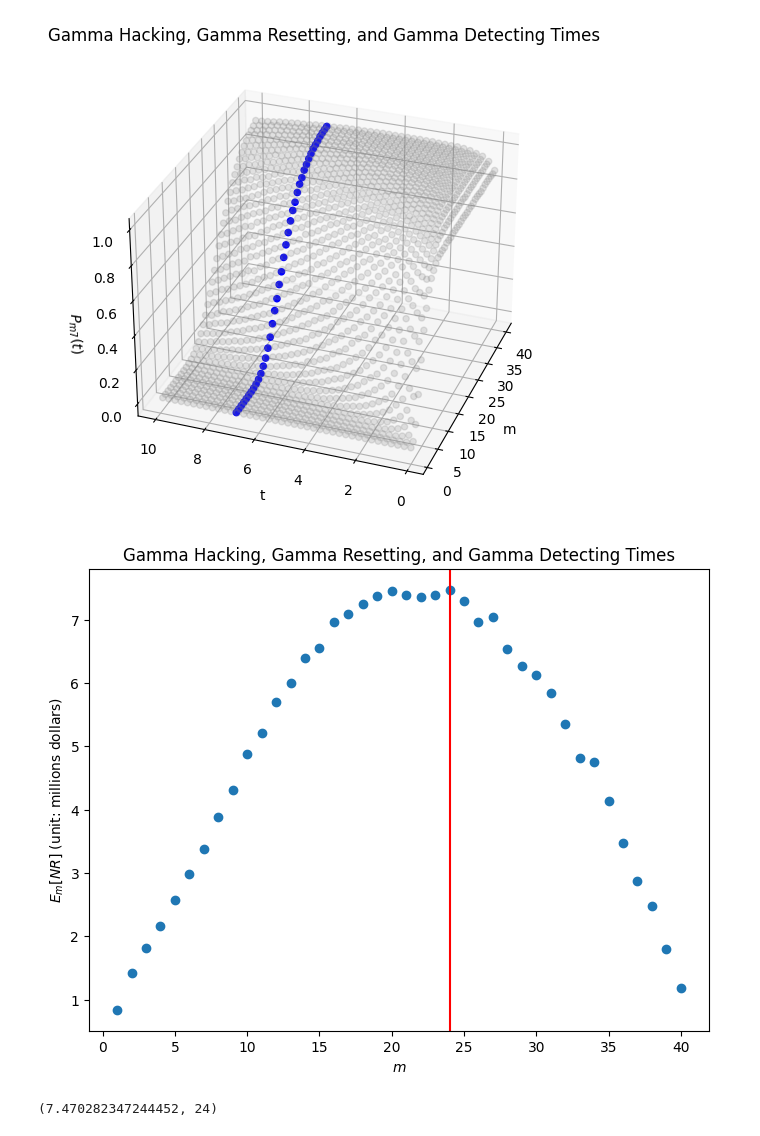
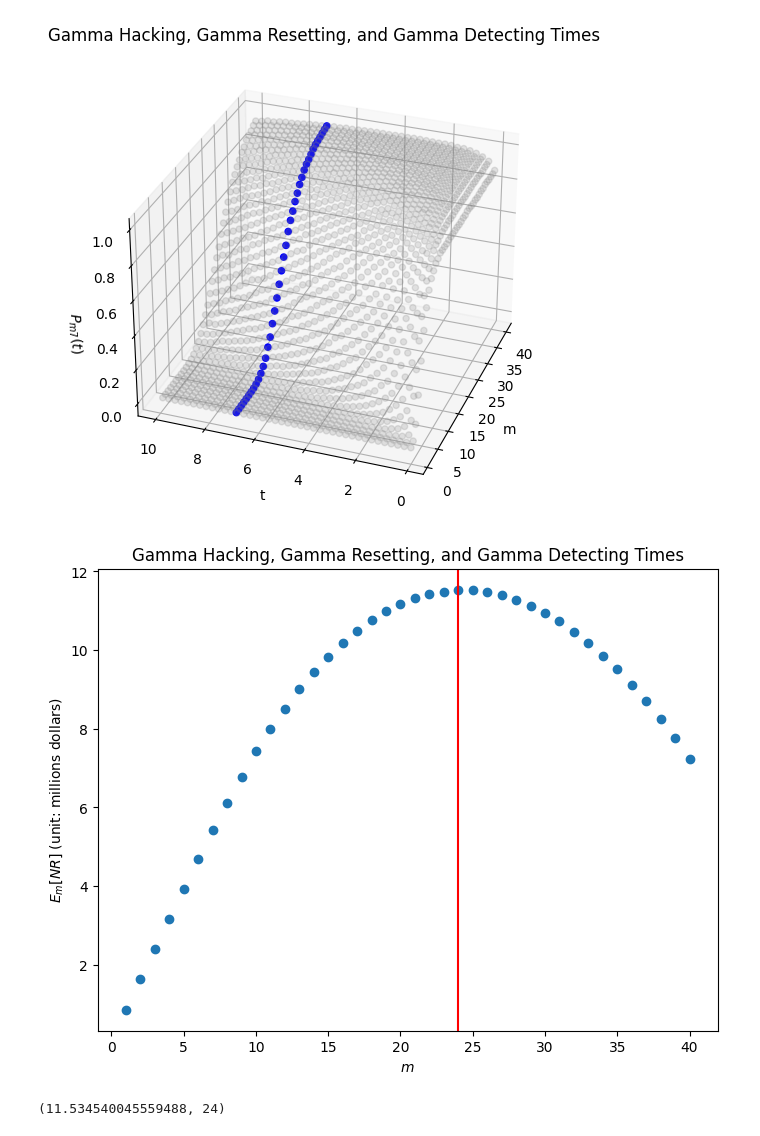
Before and after one commit to xuxiufeng/Blockchain_Simulation_Multiple_Hackers_with_Resetting_Times, a Jupyter notebook: Gamma Hacking, Weibull Resetting, and Gamma Detecting.ipynb, the cells around one changed output. Saved outputs shown, nothing was run; the diff lists cells and outputs as text; code cells hidden in the pictures.

```diff
--- a/Gamma Hacking, Weibull Resetting, and Gamma Detecting.ipynb
+++ b/Gamma Hacking, Weibull Resetting, and Gamma Detecting.ipynb
@@ -255,18 +255,18 @@ plt.show()
 # %% [output]
 [figure]
 # %%
-expected_net_revenue = sim.E_mNR(.5,.4,1.3, m, 20000)
+expected_net_revenue = sim.E_mNR(.02,.4,1.3, m, 20000)
 m_max = np.where(expected_net_revenue == max(expected_net_revenue))[0][0] + 1
 fig = plt.figure(figsize=(8, 6))
 plt.scatter(range(1, m+1), expected_net_revenue)
 plt.axvline(x = m_max, c='red')
 plt.xlabel(r'$m$')
 plt.ylabel(r'$E_m[NR]$ (unit: millions dollars)')
 plt.title('Gamma Hacking, Gamma Resetting, and Gamma Detecting Times')
 plt.show()
 # %% [output]
-[figure, old version]
+[figure, new version]
 # %%
 max(expected_net_revenue), m_max
 # %% [output]
-(7.470282347244452, 24)
+(11.534540045559488, 24)
```
Also changed, not shown: parts of 1 cell of this notebook.
